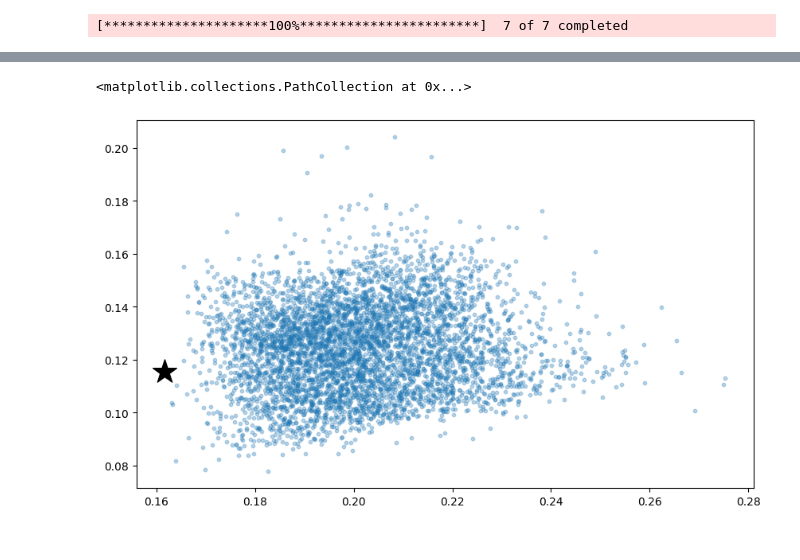
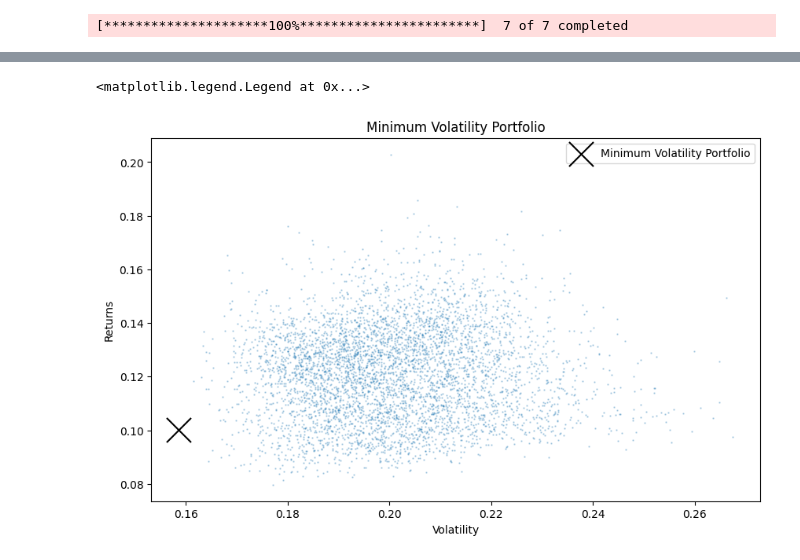
Before and after one commit to sschneidinger/sschneidinger, a Jupyter notebook: Project 2/Efficiency.Frontier.ipynb, the cells around one changed output, grey strips where cells are left out. Drawn from its saved outputs; the diff is of its cells as text; code cells hidden in the pictures.

```diff
--- a/Project 2/Efficiency.Frontier.ipynb
+++ b/Project 2/Efficiency.Frontier.ipynb
@@ -171,21 +188,25 @@ Name: 1387, dtype: float64
 # %%
 # Plot minimum volatility portfolio
 plt.figure(figsize=(10, 6))
 plt.scatter(
     portfolios['Volatility'],
     portfolios['Returns'],
     marker='o',
-    s=10,
+    s=0.5,
     alpha=0.3
 )
 plt.scatter(
     min_vol_portfolio[1],
     min_vol_portfolio[0],
     color='black',
-    marker='*',
+    marker='x',
     s=500,
     label='Minimum Volatility Portfolio'
 )
+plt.xlabel('Volatility')
+plt.ylabel('Returns')
+plt.title('Minimum Volatility Portfolio')
+plt.legend()
 # %% [output]
-<matplotlib.collections.PathCollection at 0x...>
+<matplotlib.legend.Legend at 0x...>
-[figure, old version]
+[figure, new version]
```
Also changed, not shown: parts of 13 cells of this notebook.
